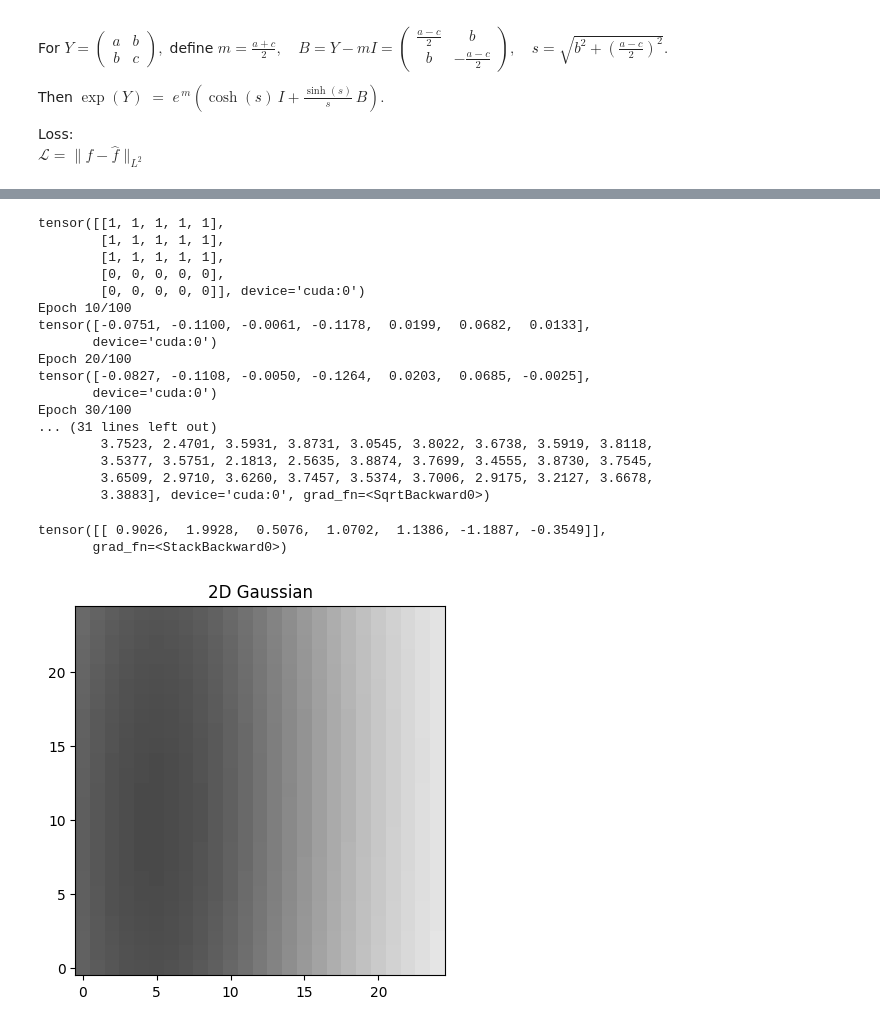
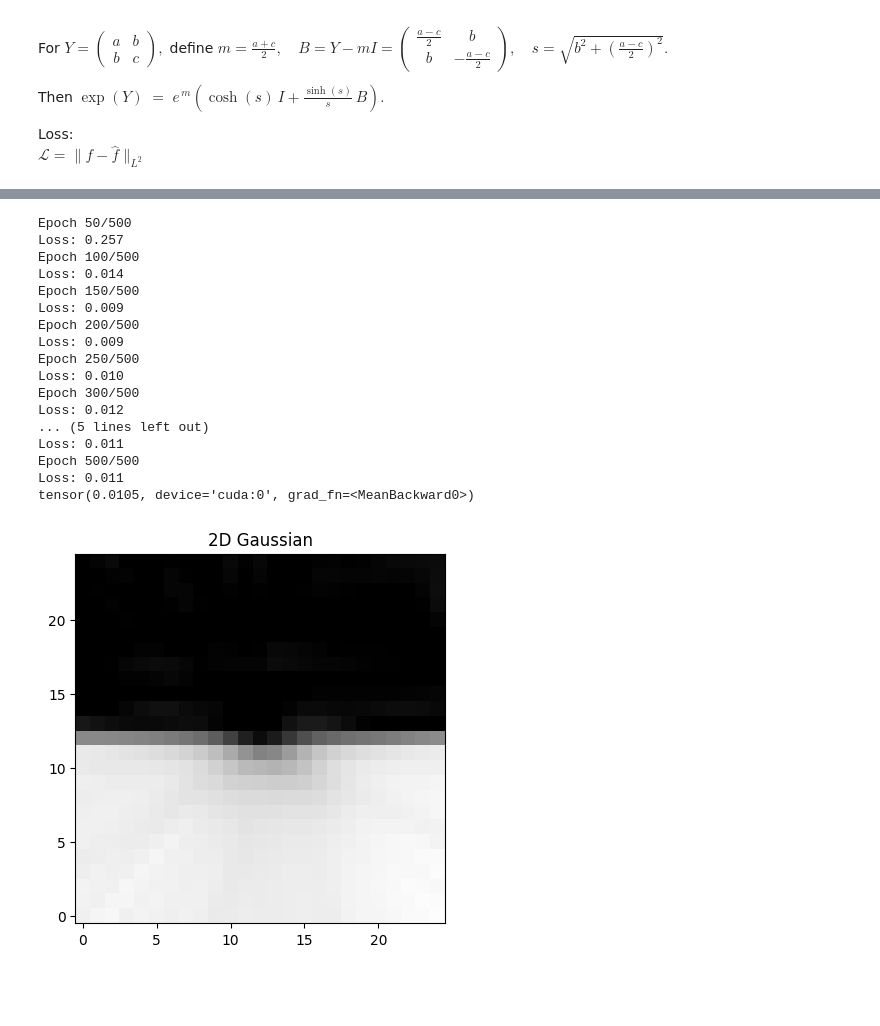
Before and after one commit to SuperVK/sparse-image-repr-bep, a Jupyter notebook: project.ipynb, the cells around one changed output, grey strips where cells are left out. Saved outputs shown, nothing was run; the diff lists cells and outputs as text; code cells hidden in the pictures; blank space fills up the shorter version.

Commit message:
switch to affine grid and AdamW

```diff
--- a/project.ipynb
+++ b/project.ipynb
@@ -72,7 +72,7 @@ def group_action_func(x: torch.Tensor, A: torch.Tensor, y: torch.Tensor, f: call
 # Map exp of the theta of a 2x2 anti symmetric matrix to explicit
 def exp_SO(theta: torch.Tensor) -> torch.Tensor:
     return torch.stack([torch.stack([torch.cos(theta), -torch.sin(theta)]),
-                         torch.stack([torch.sin(theta), torch.cos(theta)])]).permute(2, 3, 0, 1)
+                         torch.stack([torch.sin(theta), torch.cos(theta)])]).permute(2, 0, 1)
 
 # Map exp of 2x2 symmetric matrix to explicit
 def exp_SNM(a: torch.Tensor, b: torch.Tensor, c: torch.Tensor) -> torch.Tensor:
@@ -196,20 +173,11 @@ def train(learning_rate: float, epochs: int, batches: int, guassians: int, targe
 
     return loss, w
 # %%
+import matplotlib.pyplot as plt
 # plot 2D image of gaussian function
 def plot_image(w: torch.Tensor, resolution=25):
-    w = w.to(torch.device("cpu"))
-    # Create a grid of points
-    xv, yv = np.meshgrid(np.linspace(-2, 2, resolution), np.linspace(-2, 2, resolution))
-    points = torch.tensor(np.stack([xv, yv], axis=-1), dtype=torch.float)  # shape (100, 100, 2)
-
-    # Evaluate gaussian at each point
-    gauss_img = np.zeros((resolution, resolution))
-    for i in range(0, resolution):
-        for j in range(0, resolution):
-            gauss_img[i, j] = f_hat(w.unsqueeze(1).permute(0,2,1), torch.stack([points[i, j]]))
-
+    w = w.detach().cpu()
     plt.title("2D Gaussian")
-    plt.imshow(1-gauss_img, origin='lower', cmap='gray', vmin=0, vmax=1)
+    plt.imshow(1-f_hat(w, resolution, resolution), origin='lower', cmap='gray', vmin=0, vmax=1)
     plt.show()
 # %%
@@ -317,38 +253,33 @@ tensor(0.8575, device='cuda:0', grad_fn=<SelectBackward0>)
 # %%
-learning_rate = 1
-epochs = 100
-batches = 100
+learning_rate = 0.1
+iterations = 500
+guassians = 100
 
-# create a 4x4 tensor with all the same value a=0.3
-output_z = torch.stack([torch.tensor([1]*5), torch.tensor([1]*5), torch.tensor([1]*5), torch.tensor([0]*5), torch.tensor([0]*5)]).to(device)
+# create a 5x5 with a black stripe in the middle
+output_z = torch.cat([torch.full((50, 100), 0), torch.full((50, 100), 1)]).to(device)
 
-print(output_z)
-
-loss, w = train(learning_rate, epochs, batches, output_z)
+loss, w = train(learning_rate, iterations, guassians, output_z)
 
 print(loss)
-min_index = torch.argmin(loss)
 # %% [output]
-tensor([[1, 1, 1, 1, 1],
-        [1, 1, 1, 1, 1],
-        [1, 1, 1, 1, 1],
-        [0, 0, 0, 0, 0],
-        [0, 0, 0, 0, 0]], device='cuda:0')
-Epoch 10/100
-tensor([-0.0751, -0.1100, -0.0061, -0.1178,  0.0199,  0.0682,  0.0133],
-       device='cuda:0')
-Epoch 20/100
-tensor([-0.0827, -0.1108, -0.0050, -0.1264,  0.0203,  0.0685, -0.0025],
-       device='cuda:0')
-Epoch 30/100
-... (31 lines left out)
-        3.7523, 2.4701, 3.5931, 3.8731, 3.0545, 3.8022, 3.6738, 3.5919, 3.8118,
-        3.5377, 3.5751, 2.1813, 2.5635, 3.8874, 3.7699, 3.4555, 3.8730, 3.7545,
-        3.6509, 2.9710, 3.6260, 3.7457, 3.5374, 3.7006, 2.9175, 3.2127, 3.6678,
-        3.3883], device='cuda:0', grad_fn=<SqrtBackward0>)
+Epoch 50/500
+Loss: 0.257
+Epoch 100/500
+Loss: 0.014
+Epoch 150/500
+Loss: 0.009
+Epoch 200/500
+Loss: 0.009
+Epoch 250/500
+Loss: 0.010
+Epoch 300/500
+Loss: 0.012
+... (5 lines left out)
+Loss: 0.011
+Epoch 500/500
+Loss: 0.011
+tensor(0.0105, device='cuda:0', grad_fn=<MeanBackward0>)
 # %%
-plot_image(w[:, min_index], 25)
+plot_image(w, 100)
 # %% [output]
-tensor([[ 0.9026,  1.9928,  0.5076,  1.0702,  1.1386, -1.1887, -0.3549]],
-       grad_fn=<StackBackward0>)
-[figure, old version]
+[figure, new version]
```
Also changed, not shown: parts of 12 cells of this notebook.
